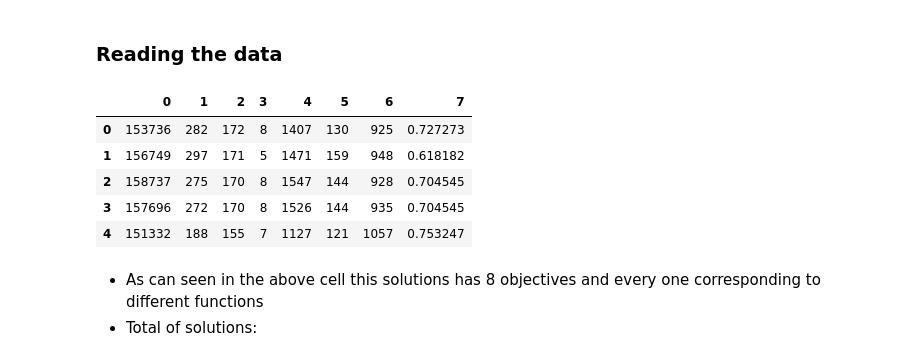
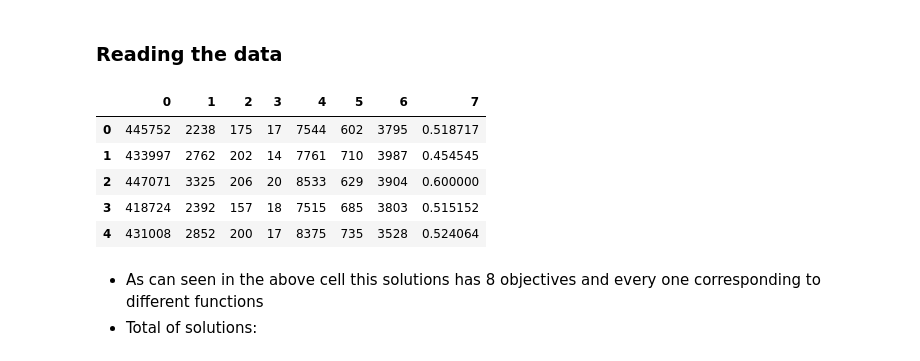
Before and after one commit to renansantosmendes/PhD_Python_2019, a Jupyter notebook: cluster_analysis.ipynb, the cells around one changed output. Drawn from its saved outputs; the diff is of its cells as text; code cells hidden in the pictures.

```diff
--- a/cluster_analysis.ipynb
+++ b/cluster_analysis.ipynb
@@ -23,15 +23,15 @@ Automatically created module for IPython interactive environment
 # %% [markdown]
 ### Reading the data
 # %%
-data = pd.read_csv('new_solutions.csv', encoding='utf-8', header=None)
+data = pd.read_csv('new_solutions_r200.csv', encoding='utf-8', header=None)
 data.head()
 # %% [output]
 |  | 0 | 1 | 2 | 3 | 4 | 5 | 6 | 7 |
-| 0 | 153736 | 282 | 172 | 8 | 1407 | 130 | 925 | 0.727273 |
-| 1 | 156749 | 297 | 171 | 5 | 1471 | 159 | 948 | 0.618182 |
-| 2 | 158737 | 275 | 170 | 8 | 1547 | 144 | 928 | 0.704545 |
-| 3 | 157696 | 272 | 170 | 8 | 1526 | 144 | 935 | 0.704545 |
-| 4 | 151332 | 188 | 155 | 7 | 1127 | 121 | 1057 | 0.753247 |
+| 0 | 445752 | 2238 | 175 | 17 | 7544 | 602 | 3795 | 0.518717 |
+| 1 | 433997 | 2762 | 202 | 14 | 7761 | 710 | 3987 | 0.454545 |
+| 2 | 447071 | 3325 | 206 | 20 | 8533 | 629 | 3904 | 0.600000 |
+| 3 | 418724 | 2392 | 157 | 18 | 7515 | 685 | 3803 | 0.515152 |
+| 4 | 431008 | 2852 | 200 | 17 | 8375 | 735 | 3528 | 0.524064 |
 # %% [markdown]
 - As can seen in the above cell this solutions has 8 objectives and every one corresponding to different functions
 - Total of solutions:
```
Also changed, not shown: parts of 9 cells of this notebook.
